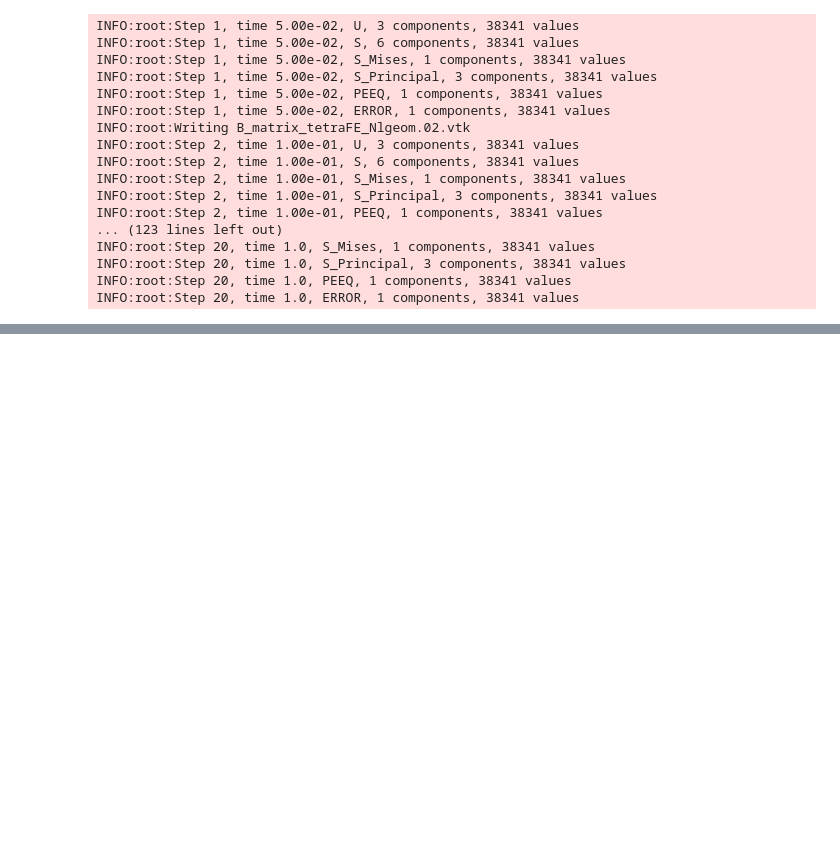
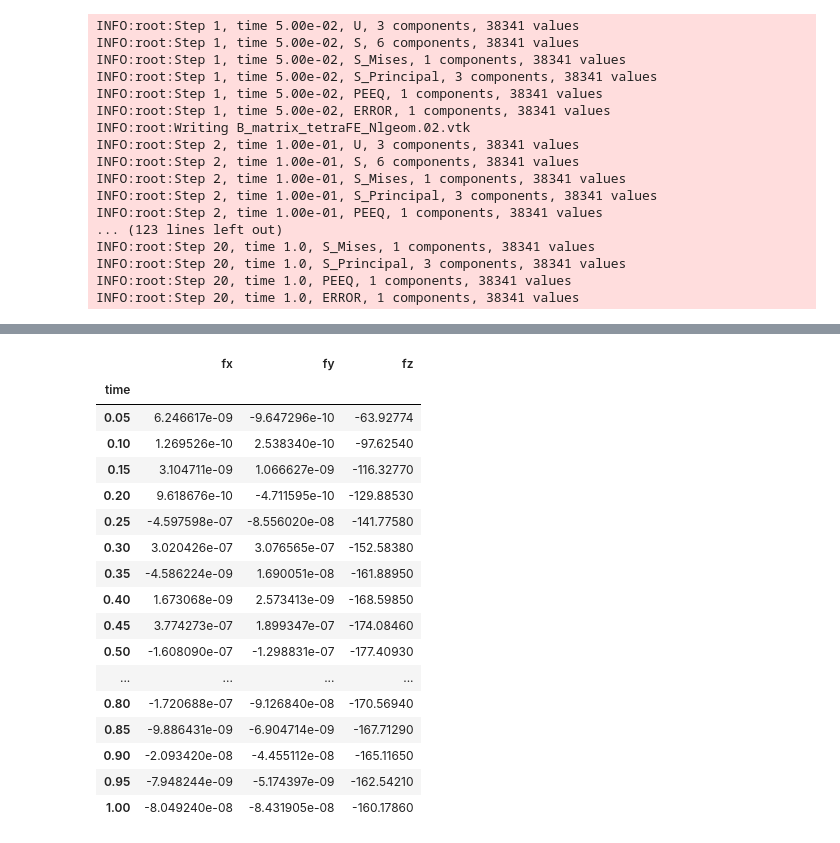
Before and after one commit to ciclope-microFE/ciclope, a Jupyter notebook: ciclope_ex02_tetraFE_steelfoam_CalculiX.ipynb, the cells around one changed output, grey strips where cells are left out. Drawn from its saved outputs; the diff is of its cells as text; code cells hidden in the pictures; blank space fills up the shorter version.

```diff
--- a/ciclope_ex02_tetraFE_steelfoam_CalculiX.ipynb
+++ b/ciclope_ex02_tetraFE_steelfoam_CalculiX.ipynb
@@ -317,0 +367,21 @@ INFO:root:Step 20, time 1.0, ERROR, 1 components, 38341 values
+# %%
+data
+# %% [output]
+|  | fx | fy | fz |
+| time |  |  |  |
+| 0.05 | 6.246617e-09 | -9.647296e-10 | -63.92774 |
+| 0.10 | 1.269526e-10 | 2.538340e-10 | -97.62540 |
+| 0.15 | 3.104711e-09 | 1.066627e-09 | -116.32770 |
+| 0.20 | 9.618676e-10 | -4.711595e-10 | -129.88530 |
+| 0.25 | -4.597598e-07 | -8.556020e-08 | -141.77580 |
+| 0.30 | 3.020426e-07 | 3.076565e-07 | -152.58380 |
+| 0.35 | -4.586224e-09 | 1.690051e-08 | -161.88950 |
+| 0.40 | 1.673068e-09 | 2.573413e-09 | -168.59850 |
+| 0.45 | 3.774273e-07 | 1.899347e-07 | -174.08460 |
+| 0.50 | -1.608090e-07 | -1.298831e-07 | -177.40930 |
+| ... | ... | ... | ... |
+| 0.80 | -1.720688e-07 | -9.126840e-08 | -170.56940 |
+| 0.85 | -9.886431e-09 | -6.904714e-09 | -167.71290 |
+| 0.90 | -2.093420e-08 | -4.455112e-08 | -165.11650 |
+| 0.95 | -7.948244e-09 | -5.174397e-09 | -162.54210 |
+| 1.00 | -8.049240e-08 | -8.431905e-08 | -160.17860 |
```
Also changed, not shown: parts of 20 cells of this notebook, 2 other files.
